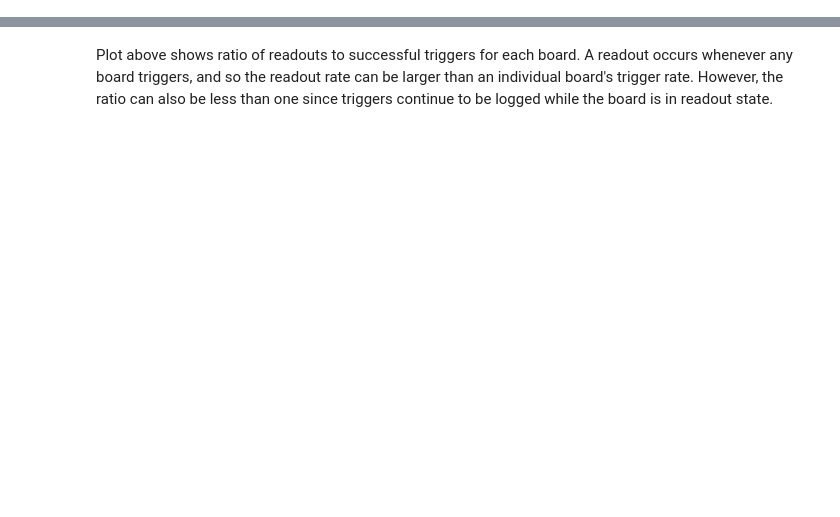
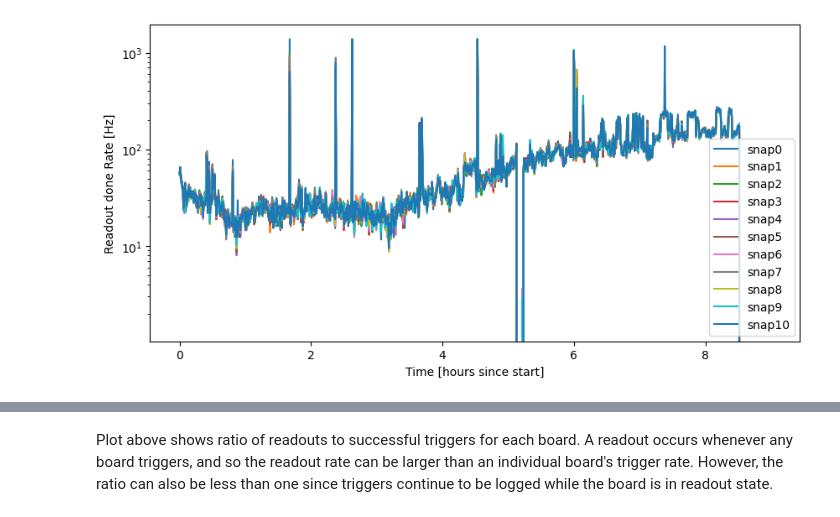
Before and after one commit to realtimeradio/caltech-lwa, a Jupyter notebook: cosmic_ray_scripts/snap2_control/Rate_monitor_plotting.ipynb, the cells around one changed output, grey strips where cells are left out. Cells and saved outputs as stored; diff of their text form; code cells hidden in the pictures; blank space fills up the shorter version.

```diff
--- a/cosmic_ray_scripts/snap2_control/Rate_monitor_plotting.ipynb
+++ b/cosmic_ray_scripts/snap2_control/Rate_monitor_plotting.ipynb
@@ -53,17 +66,18 @@ for b in ok_snaps:
 # %%
-'''plt.figure(figsize=(10,5),dpi=100)
+plt.figure(figsize=(10,5),dpi=100)
 for b in ok_snaps:
     core=core_all[b]
     veto=veto_all[b]
     successful_trigger=successful_triggers_all[b]
     readout_done=readout_dones_all[b]
     veto_cycle=veto_cycles_all[b]
     core_cycle=core_cycles_all[b]
     timeaxis=np.asarray(range(len(core)))*(waittime)*(1/60)*(1/60) #time in hours since start of test, approximated as each board having one measurement every 7*32.75 seconds
     plt.semilogy(timeaxis,readout_done,label='snap'+str(b))
     plt.ylabel("Readout done Rate [Hz]")
     plt.xlabel("Time [hours since start]")
     plt.legend()
-    plt.xlim(0,0.5)
-    #plt.ylim(0,200)'''
+    #plt.ylim(0,200)
+# %% [output]
+[figure, added]
 # %%
```
Also changed, not shown: parts of 8 cells of this notebook, 1 other file.
